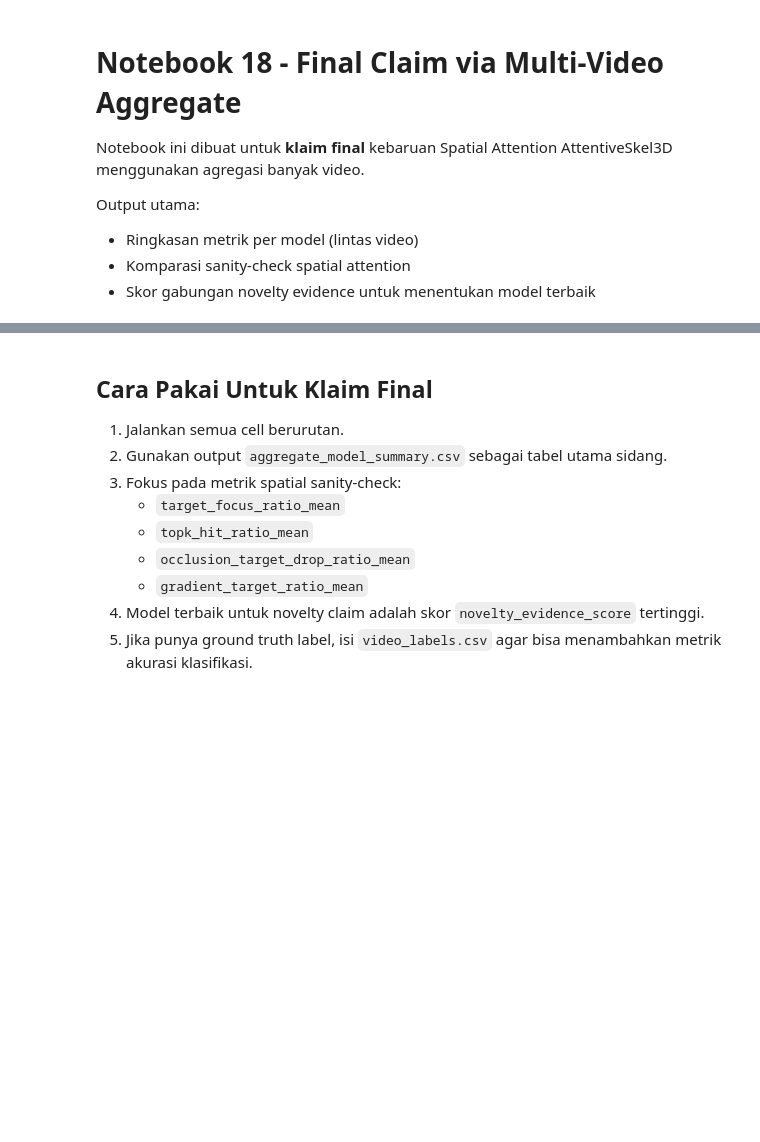
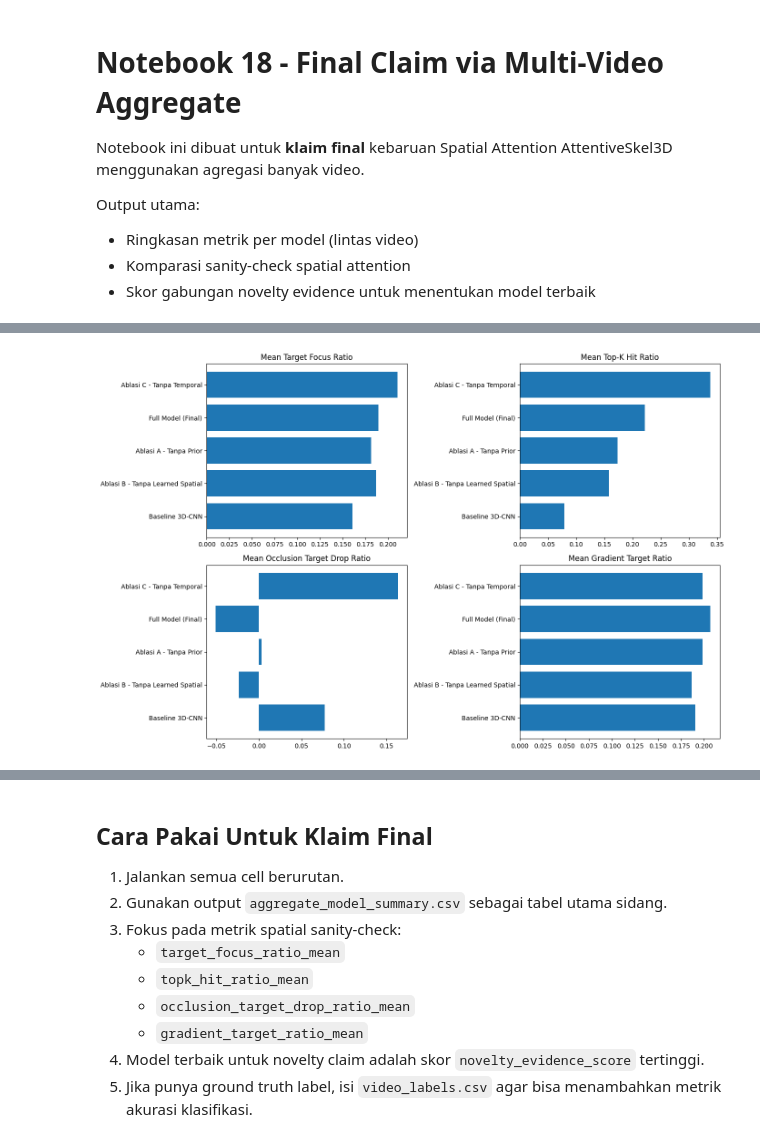
Before and after one commit to bangaji313/AttentiveSkel3D-WeightTraining-PoC, a Jupyter notebook: notebooks/18_aggregate_spatial_attention_final_claim.ipynb, the cells around one changed output, grey strips where cells are left out. Drawn from its saved outputs; the diff is of its cells as text; code cells hidden in the pictures; blank space fills up the shorter version.

```diff
--- a/notebooks/18_aggregate_spatial_attention_final_claim.ipynb
+++ b/notebooks/18_aggregate_spatial_attention_final_claim.ipynb
@@ -34,6 +34,13 @@ for _path in (str(ROOT_DIR), str(ROOT_DIR / 'src')):
 from src.models.model_3dcnn import AttentiveSkel3D
 from web_app.frame_sync import build_frame_mapping
 from web_app.attention_profiles import combine_attention, normalize_attention
+
+# GPU/Device Configuration
+DEVICE = torch.device('cuda' if torch.cuda.is_available() else 'cpu')
+print(f'Using device: {DEVICE}')
+if torch.cuda.is_available():
+    print(f'GPU: {torch.cuda.get_device_name(0)}')
+    print(f'GPU Memory: {torch.cuda.get_device_properties(0).total_memory / 1e9:.1f} GB')
 
 MAX_FRAMES = 64
 TOP_K = 5
@@ -101,15 +111,16 @@ def load_model(scenario_label: str) -> AttentiveSkel3D:
 
     model = AttentiveSkel3D(num_classes=2, **dict(spec['config']))
     try:
-        ckpt = torch.load(str(checkpoint), map_location='cpu', weights_only=True)
+        ckpt = torch.load(str(checkpoint), map_location=DEVICE, weights_only=True)
     except Exception:
-        ckpt = torch.load(str(checkpoint), map_location='cpu', weights_only=False)
+        ckpt = torch.load(str(checkpoint), map_location=DEVICE, weights_only=False)
 
     state_dict = ckpt.get('model_state_dict') if isinstance(ckpt, dict) and 'model_state_dict' in ckpt else ckpt
     if isinstance(state_dict, dict) and 'state_dict' in state_dict:
         state_dict = state_dict['state_dict']
 
     model.load_state_dict(state_dict, strict=False)
+    model = model.to(DEVICE)
     model.eval()
     return model
 
@@ -161,6 +172,7 @@ def build_tensor_from_video(video_path: Path, max_frames: int = MAX_FRAMES) -> t
     sampled_indices = list(mapping['resampled_to_source'])
     sampled_coords = [coords_seq[i] for i in sampled_indices]
     tensor = torch.tensor(np.stack(sampled_coords, axis=0), dtype=torch.float32).unsqueeze(0)
+    tensor = tensor.to(DEVICE)  # Move to device
     return tensor, frame_count
 
 def extract_prior_attention(model: AttentiveSkel3D) -> Optional[np.ndarray]:
@@ -415,25 +408,76 @@ df_model_summary
 # %%
 fig, axes = plt.subplots(2, 2, figsize=(14, 9))
+if 'df_model_summary' not in globals() or df_model_summary is None or df_model_summary.empty:
+    metric_cols = [
+        'target_focus_ratio',
+        'topk_hit_ratio',
+        'occlusion_target_drop_ratio',
+        'gradient_target_ratio',
+    ]
+    missing = [c for c in metric_cols + ['scenario'] if c not in df_results.columns]
+    if missing:
+        raise KeyError(f'Missing required columns in df_results: {missing}')
+
+    df_model_summary = (
+        df_results
+        .groupby('scenario', as_index=False)
+        .agg(
+            n_videos=('video_name', 'nunique'),
+            target_focus_ratio_mean=('target_focus_ratio', 'mean'),
+            topk_hit_ratio_mean=('topk_hit_ratio', 'mean'),
+            occlusion_target_drop_ratio_mean=('occlusion_target_drop_ratio', 'mean'),
+            gradient_target_ratio_mean=('gradient_target_ratio', 'mean'),
+            confidence_mean=('confidence', 'mean'),
+        )
+    )
+
+    if 'is_correct' in df_results.columns:
+        acc = (
+            df_results.groupby('scenario', as_index=False)['is_correct']
+            .mean()
+            .rename(columns={'is_correct': 'is_correct_mean'})
+        )
+        df_model_summary = df_model_summary.merge(acc, on='scenario', how='left')
+
+    score_base_cols = [
+        'target_focus_ratio_mean',
+        'topk_hit_ratio_mean',
+        'occlusion_target_drop_ratio_mean',
+        'gradient_target_ratio_mean',
+    ]
+    norm_cols = []
+    for col in score_base_cols:
+        s = df_model_summary[col].astype(float)
+        rng = float(s.max() - s.min())
+        norm_col = f'{col}_norm'
+        df_model_summary[norm_col] = 0.5 if rng < 1e-12 else (s - s.min()) / rng
+        norm_cols.append(norm_col)
+
+    df_model_summary['novelty_evidence_score'] = df_model_summary[norm_cols].mean(axis=1)
+    df_model_summary = df_model_summary.sort_values('novelty_evidence_score', ascending=False).reset_index(drop=True)
+
 summary = df_model_summary.copy()
 
 axes[0, 0].barh(summary['scenario'], summary['target_focus_ratio_mean'])
 axes[0, 0].set_title('Mean Target Focus Ratio')
 axes[0, 0].invert_yaxis()
 
 axes[0, 1].barh(summary['scenario'], summary['topk_hit_ratio_mean'])
 axes[0, 1].set_title('Mean Top-K Hit Ratio')
 axes[0, 1].invert_yaxis()
 
 axes[1, 0].barh(summary['scenario'], summary['occlusion_target_drop_ratio_mean'])
 axes[1, 0].set_title('Mean Occlusion Target Drop Ratio')
 axes[1, 0].invert_yaxis()
 
 axes[1, 1].barh(summary['scenario'], summary['gradient_target_ratio_mean'])
 axes[1, 1].set_title('Mean Gradient Target Ratio')
 axes[1, 1].invert_yaxis()
 
 plt.tight_layout()
 plt.show()
+# %% [output]
+[figure, added]
 # %%
 best_row = df_model_summary.iloc[0]
 print('=== FINAL CLAIM CANDIDATE (Spatial Attention Novelty) ===')
```
Also changed, not shown: parts of 6 cells of this notebook, 2 other files.
